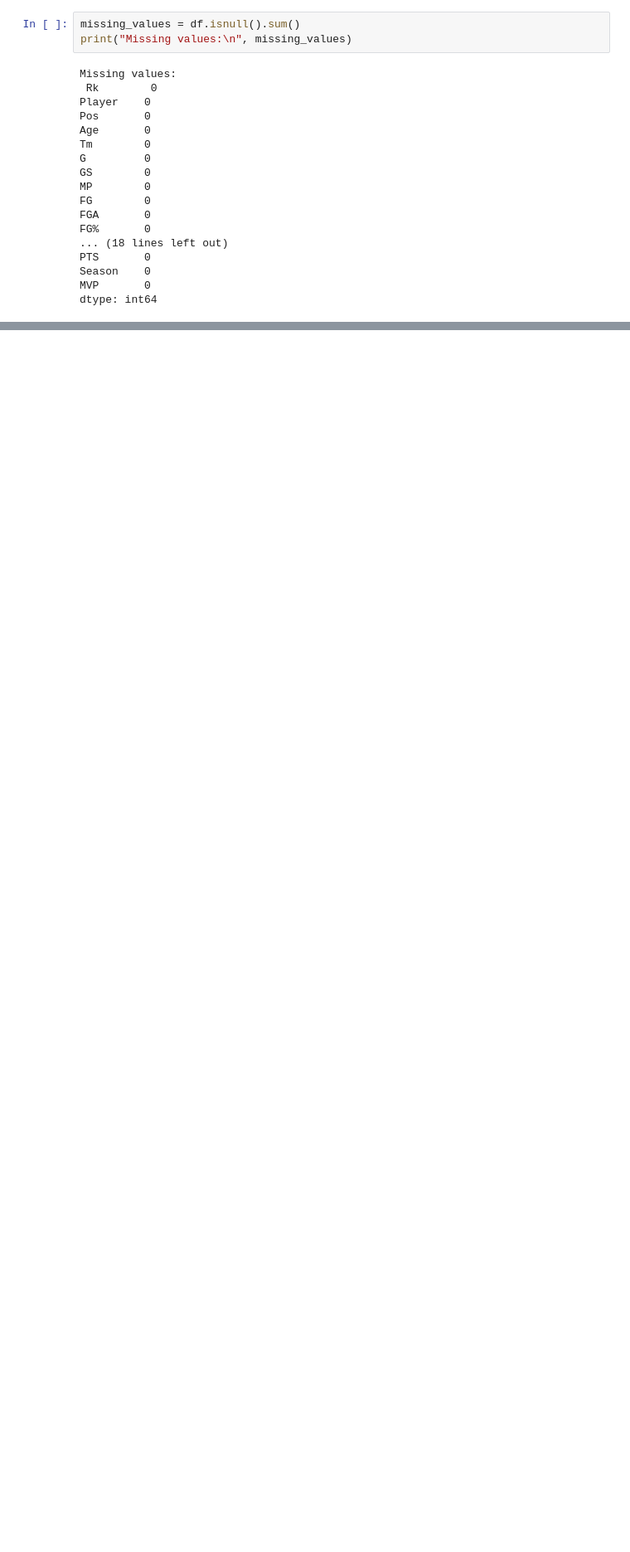
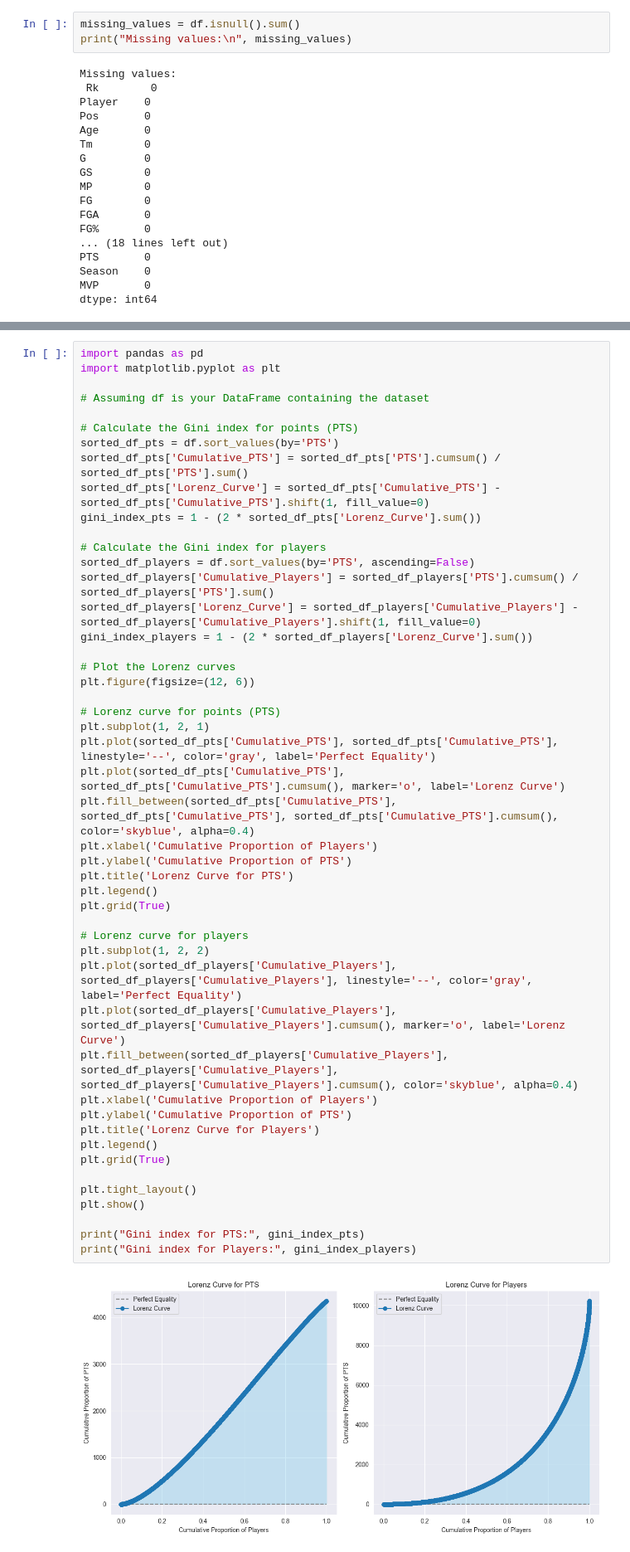
Before and after one commit to torzchi/nbastats, a Jupyter notebook: sample.ipynb, the cells around one changed output, grey strips where cells are left out. Shown at 83% size. Cells and saved outputs as stored; diff of their text form; blank space fills up the shorter version.

```diff
--- a/sample.ipynb
+++ b/sample.ipynb
@@ -61,0 +186,50 @@ dtype: int64
+# %%
+import pandas as pd
+import matplotlib.pyplot as plt
+
+# Assuming df is your DataFrame containing the dataset
+
+# Calculate the Gini index for points (PTS)
+sorted_df_pts = df.sort_values(by='PTS')
+sorted_df_pts['Cumulative_PTS'] = sorted_df_pts['PTS'].cumsum() / sorted_df_pts['PTS'].sum()
+sorted_df_pts['Lorenz_Curve'] = sorted_df_pts['Cumulative_PTS'] - sorted_df_pts['Cumulative_PTS'].shift(1, fill_value=0)
+gini_index_pts = 1 - (2 * sorted_df_pts['Lorenz_Curve'].sum())
+
+# Calculate the Gini index for players
+sorted_df_players = df.sort_values(by='PTS', ascending=False)
+sorted_df_players['Cumulative_Players'] = sorted_df_players['PTS'].cumsum() / sorted_df_players['PTS'].sum()
+sorted_df_players['Lorenz_Curve'] = sorted_df_players['Cumulative_Players'] - sorted_df_players['Cumulative_Players'].shift(1, fill_value=0)
+gini_index_players = 1 - (2 * sorted_df_players['Lorenz_Curve'].sum())
+
+# Plot the Lorenz curves
+plt.figure(figsize=(12, 6))
+
+# Lorenz curve for points (PTS)
+plt.subplot(1, 2, 1)
+plt.plot(sorted_df_pts['Cumulative_PTS'], sorted_df_pts['Cumulative_PTS'], linestyle='--', color='gray', label='Perfect Equality')
+plt.plot(sorted_df_pts['Cumulative_PTS'], sorted_df_pts['Cumulative_PTS'].cumsum(), marker='o', label='Lorenz Curve')
+plt.fill_between(sorted_df_pts['Cumulative_PTS'], sorted_df_pts['Cumulative_PTS'], sorted_df_pts['Cumulative_PTS'].cumsum(), color='skyblue', alpha=0.4)
+plt.xlabel('Cumulative Proportion of Players')
+plt.ylabel('Cumulative Proportion of PTS')
+plt.title('Lorenz Curve for PTS')
+plt.legend()
+plt.grid(True)
+
+# Lorenz curve for players
+plt.subplot(1, 2, 2)
+plt.plot(sorted_df_players['Cumulative_Players'], sorted_df_players['Cumulative_Players'], linestyle='--', color='gray', label='Perfect Equality')
+plt.plot(sorted_df_players['Cumulative_Players'], sorted_df_players['Cumulative_Players'].cumsum(), marker='o', label='Lorenz Curve')
+plt.fill_between(sorted_df_players['Cumulative_Players'], sorted_df_players['Cumulative_Players'], sorted_df_players['Cumulative_Players'].cumsum(), color='skyblue', alpha=0.4)
+plt.xlabel('Cumulative Proportion of Players')
+plt.ylabel('Cumulative Proportion of PTS')
+plt.title('Lorenz Curve for Players')
+plt.legend()
+plt.grid(True)
+
+plt.tight_layout()
+plt.show()
+
+print("Gini index for PTS:", gini_index_pts)
+print("Gini index for Players:", gini_index_players)
+# %% [output]
+[figure, added]
```
Also changed, not shown: parts of 18 cells of this notebook, 1 other file.
